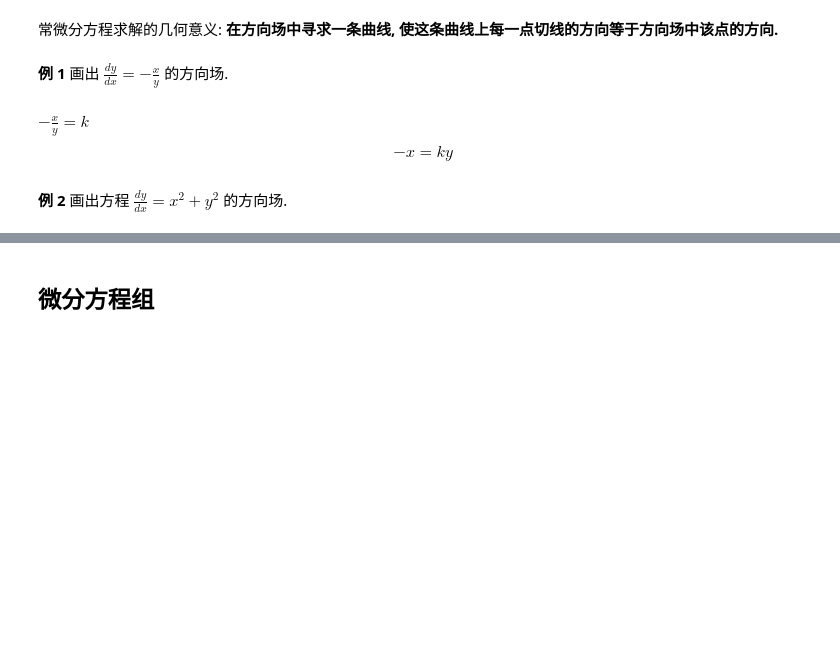
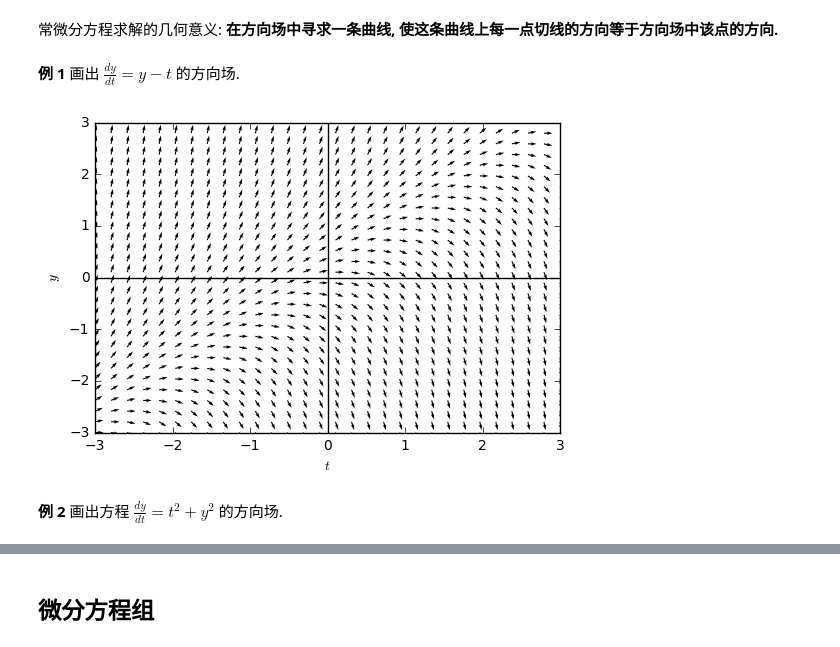
Before and after one commit to weihuayi/ODE, a Jupyter notebook: 1.ipynb, the cells around one changed output, grey strips where cells are left out. Drawn from its saved outputs; the diff is of its cells as text; code cells hidden in the pictures; blank space fills up the shorter version.

```diff
--- a/1.ipynb
+++ b/1.ipynb
@@ -173,9 +173,43 @@ $$ \frac{dy}{dx}=f(x,y)$$
 # %% [markdown]
 常微分方程求解的几何意义: **在方向场中寻求一条曲线, 使这条曲线上每一点切线的方向等于方向场中该点的方向.**
 # %% [markdown]
-**例 1** 画出 $\frac{dy}{dx}=-\frac{x}{y}$ 的方向场.
+**例 1** 画出 $\frac{dy}{dt}= y - t$ 的方向场.
-# %% [markdown]
-$ - \frac{x}{y} = k $
-$$ -x = ky $$
+# %%
+def plotSlopeField(tdomain,ydomain,formula):
+    # initialize figure
+    fig = plt.figure(num=1)
+
+    # create grid
+    T,Y = np.meshgrid(tdomain,ydomain )
+
+    # calculate direction vectors
+    U = 1
+    V = np.array([[formula.subs({y(t): yval, t: tval}) for tval in tdomain] for yval in ydomain],dtype = 'float')
+    N = np.sqrt(U**2+V**2)
+    U2, V2 = U/N, V/N
+
+    # make the plot
+    plt.quiver( T,Y,U2, V2)
+    plt.xlabel(r"$t$")
+    plt.ylabel(r"$y$")
+    plt.axhline(0,0,1,linewidth = 1, color = 'black')
+    plt.axvline(0,0,1,linewidth = 1, color = 'black')
+
+    return fig
+# %%
+%matplotlib inline
+import numpy as np
+from sympy.abc import t
+from sympy import Function
+import matplotlib.pyplot as plt
+tdomain = np.linspace(-3,3,30)
+ydomain = np.linspace(-3,3,30)
+
+y = Function('y')
+formula = y(t) - t
+fg = plotSlopeField(tdomain,ydomain,formula)
+fg.show()
+# %% [output]
+[figure, added]
 # %% [markdown]
-**例 2** 画出方程 $\frac{dy}{dx}=x^2+y^2$ 的方向场.
+**例 2** 画出方程 $\frac{dy}{dt}=t^2+y^2$ 的方向场.
```
Also changed, not shown: parts of 1 cell of this notebook, 3 other files.
